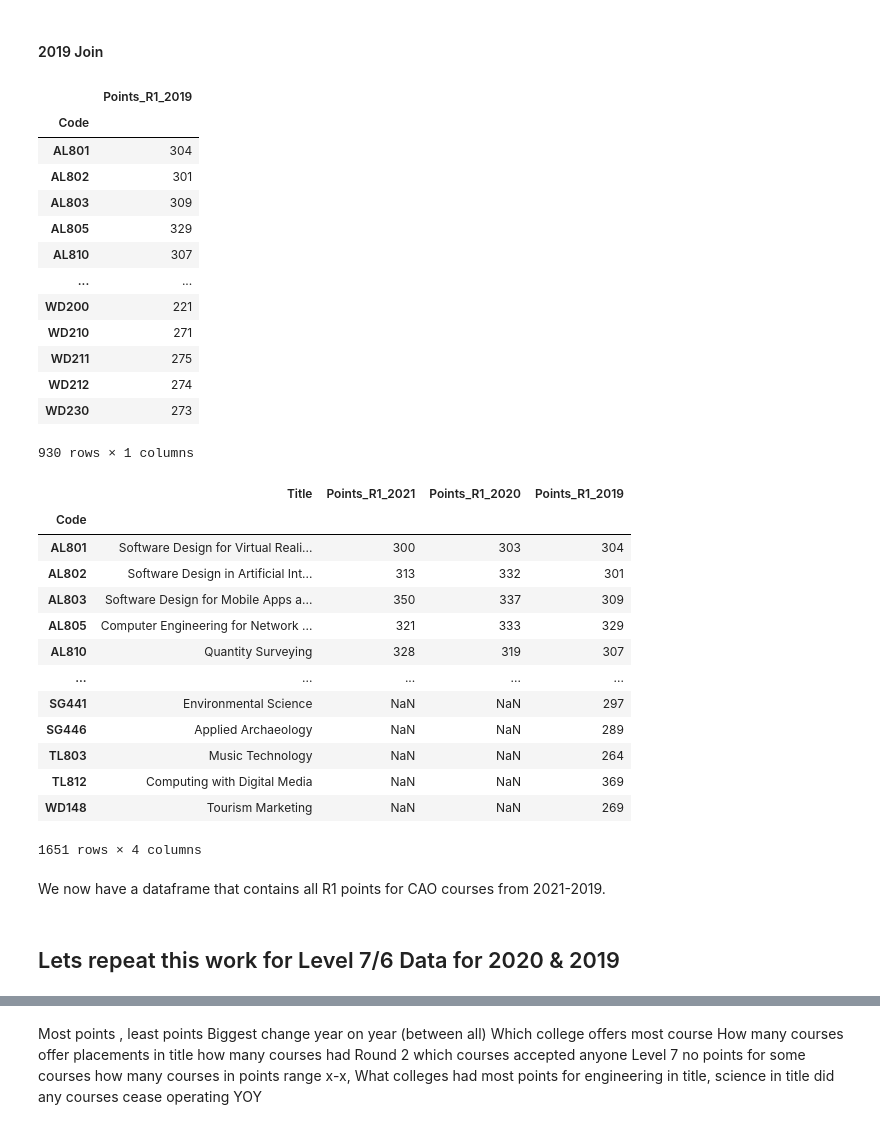
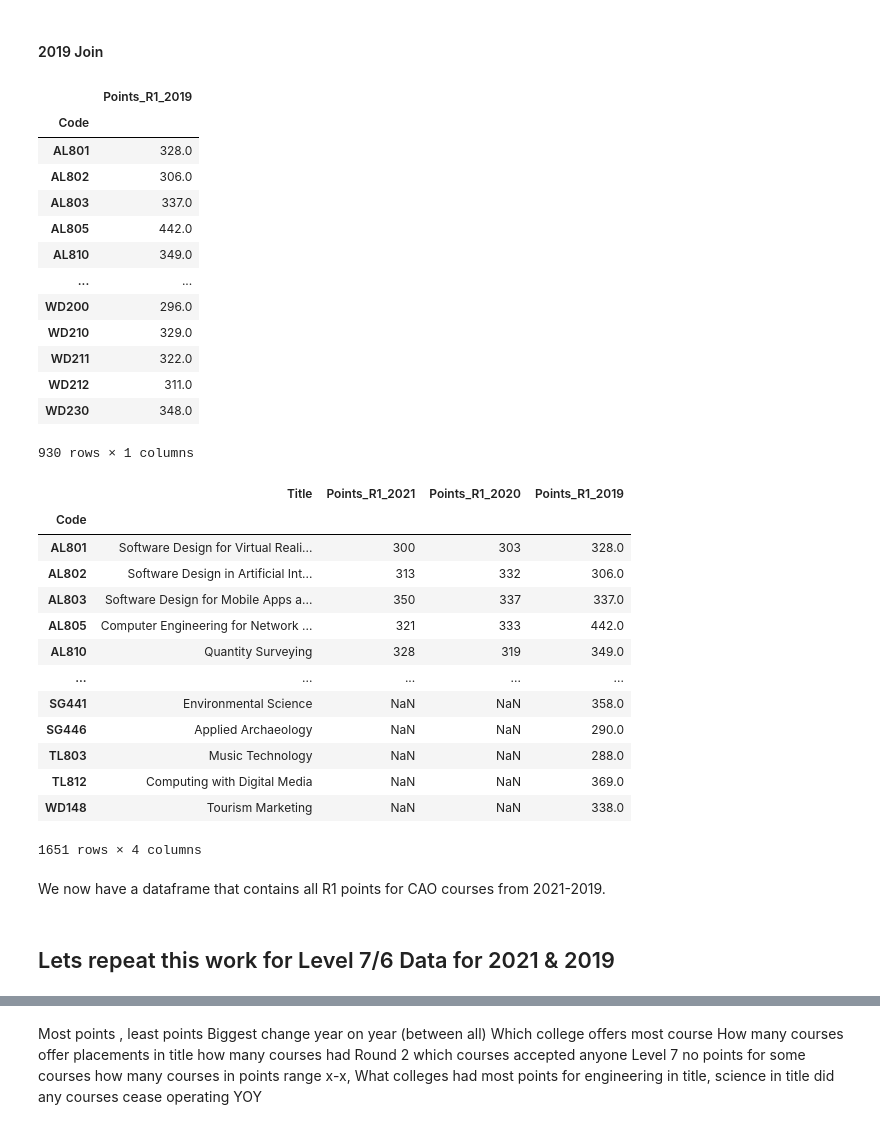
Before and after one commit to conor-mccaffrey/cao-points, a Jupyter notebook: cao-points-analysis.ipynb, the cells around one changed output, grey strips where cells are left out. Drawn from its saved outputs; the diff is of its cells as text; code cells hidden in the pictures.

Commit message:
investigative work on data

```diff
--- a/cao-points-analysis.ipynb
+++ b/cao-points-analysis.ipynb
@@ -958,24 +702,24 @@ allcourses_L8
 #### 2019 Join
 # %%
 # Set the index to the code column and for Round 1 Data
-df2019_r1 = df2019[['Course Code', 'EOS']]
+df2019_r1 = df2019[['Course Code', 'Mid']]
 df2019_r1.columns = ['Code', 'Points_R1_2019']
 df2019_r1.set_index('Code', inplace = True)
 df2019_r1
 # %% [output]
 |  | Points_R1_2019 |
 | Code |  |
-| AL801 | 304 |
-| AL802 | 301 |
-| AL803 | 309 |
-| AL805 | 329 |
-| AL810 | 307 |
+| AL801 | 328.0 |
+| AL802 | 306.0 |
+| AL803 | 337.0 |
+| AL805 | 442.0 |
+| AL810 | 349.0 |
 | ... | ... |
-| WD200 | 221 |
-| WD210 | 271 |
-| WD211 | 275 |
-| WD212 | 274 |
-| WD230 | 273 |
+| WD200 | 296.0 |
+| WD210 | 329.0 |
+| WD211 | 322.0 |
+| WD212 | 311.0 |
+| WD230 | 348.0 |
 930 rows × 1 columns
 # %%
 # Join 2019 points to allcourses_l8 and display the dataframe
@@ -984,19 +728,19 @@ allcourses_L8
 # %% [output]
 |  | Title | Points_R1_2021 | Points_R1_2020 | Points_R1_2019 |
 | Code |  |  |  |  |
-| AL801 | Software Design for Virtual Reali... | 300 | 303 | 304 |
-| AL802 | Software Design in Artificial Int... | 313 | 332 | 301 |
-| AL803 | Software Design for Mobile Apps a... | 350 | 337 | 309 |
-| AL805 | Computer Engineering for Network ... | 321 | 333 | 329 |
-| AL810 | Quantity Surveying | 328 | 319 | 307 |
+| AL801 | Software Design for Virtual Reali... | 300 | 303 | 328.0 |
+| AL802 | Software Design in Artificial Int... | 313 | 332 | 306.0 |
+| AL803 | Software Design for Mobile Apps a... | 350 | 337 | 337.0 |
+| AL805 | Computer Engineering for Network ... | 321 | 333 | 442.0 |
+| AL810 | Quantity Surveying | 328 | 319 | 349.0 |
 | ... | ... | ... | ... | ... |
-| SG441 | Environmental Science | NaN | NaN | 297 |
-| SG446 | Applied Archaeology | NaN | NaN | 289 |
-| TL803 | Music Technology | NaN | NaN | 264 |
-| TL812 | Computing with Digital Media | NaN | NaN | 369 |
-| WD148 | Tourism Marketing | NaN | NaN | 269 |
+| SG441 | Environmental Science | NaN | NaN | 358.0 |
+| SG446 | Applied Archaeology | NaN | NaN | 290.0 |
+| TL803 | Music Technology | NaN | NaN | 288.0 |
+| TL812 | Computing with Digital Media | NaN | NaN | 369.0 |
+| WD148 | Tourism Marketing | NaN | NaN | 338.0 |
 1651 rows × 4 columns
 # %% [markdown]
 We now have a dataframe that contains all R1 points for CAO courses from 2021-2019.
 # %% [markdown]
-## Lets repeat this work for Level 7/6 Data for 2020 & 2019
+## Lets repeat this work for Level 7/6 Data for 2021 & 2019
```
Also changed, not shown: parts of 58 cells of this notebook, 54 other files.
